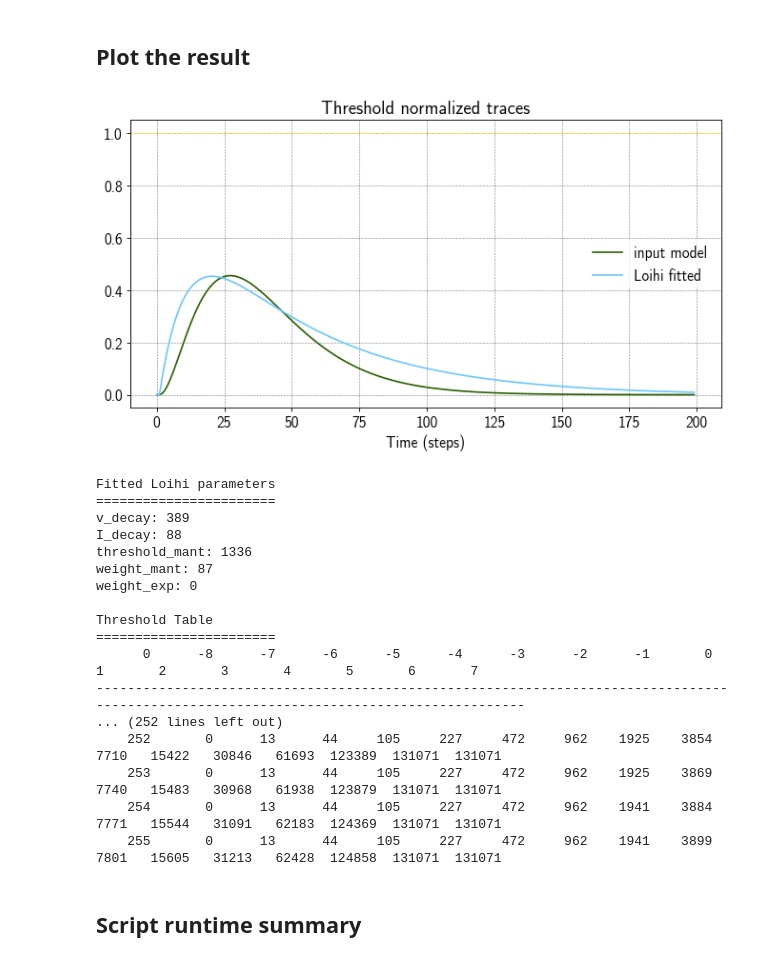
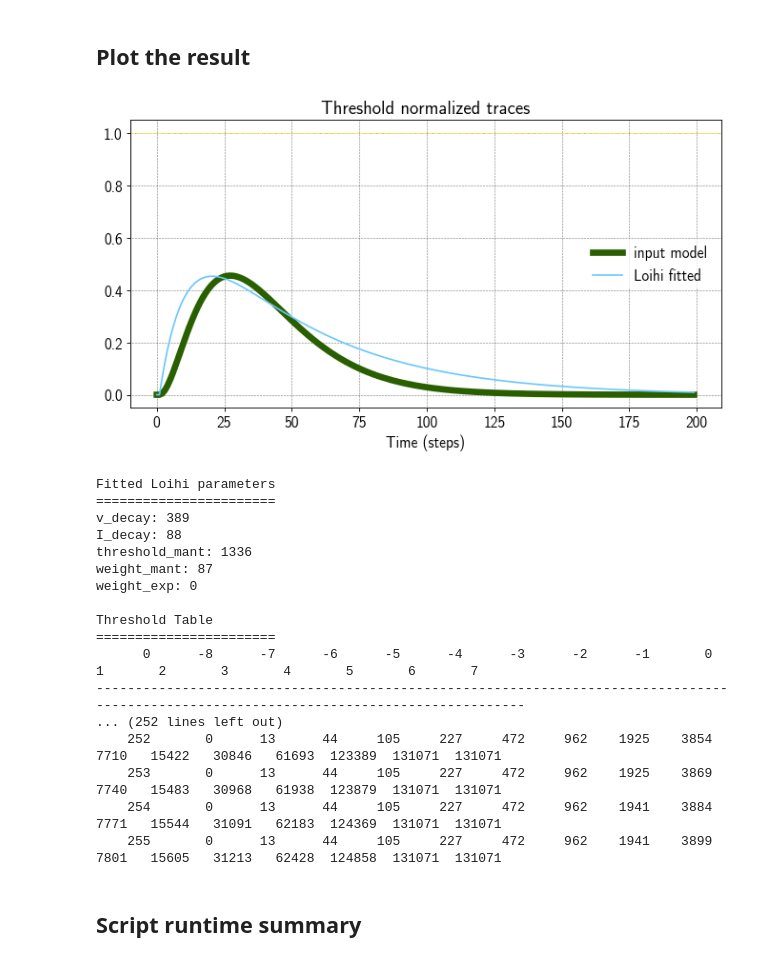
Before and after one commit to Winnus/Loihi-fitter, a Jupyter notebook: iaf-psc-alpha_fitting_example.ipynb, the cells around one changed output. Cells and saved outputs as stored; diff of their text form; code cells hidden in the pictures.

```diff
--- a/iaf-psc-alpha_fitting_example.ipynb
+++ b/iaf-psc-alpha_fitting_example.ipynb
@@ -152,28 +152,28 @@ script_fit_mantissa_table_time = e_time-s_time
 # %%
 fig = plt.figure(figsize=(10, 5), dpi=80, facecolor='w', edgecolor='k')
 #plt.subplots_adjust(wspace= 0.25, hspace= 0.5)
 
 axA = plt.subplot(1,1,1)
 plt.title('Threshold normalized traces')
 plt.xlabel('Time (steps)')
 b_trace = trace_generator.get_trace()
 l_trace = loihi_fitter.get_trace()
-plt.plot(b_trace, label='input model', color='#2A5F00')
+plt.plot(b_trace, label='input model', color='#2A5F00',linewidth=3)
 plt.plot(l_trace, label='Loihi fitted', color ='#6AC7FF')
 axhline(y=1, linewidth=1, ls='--', color='#FFE549')
 plt.legend()
 plt.show()
 
 print('Fitted Loihi parameters')
 print('=======================')
 print(loihi_fitter)
 
 print()
 print('Threshold Table')
 print('=======================')
 loihi_fitter.print_threshold_table()
 # %% [output]
-[figure, old version]
+[figure, new version]
 Fitted Loihi parameters
 =======================
 v_decay: 389
```
Also changed, not shown: parts of 2 cells of this notebook, 1 other file.
